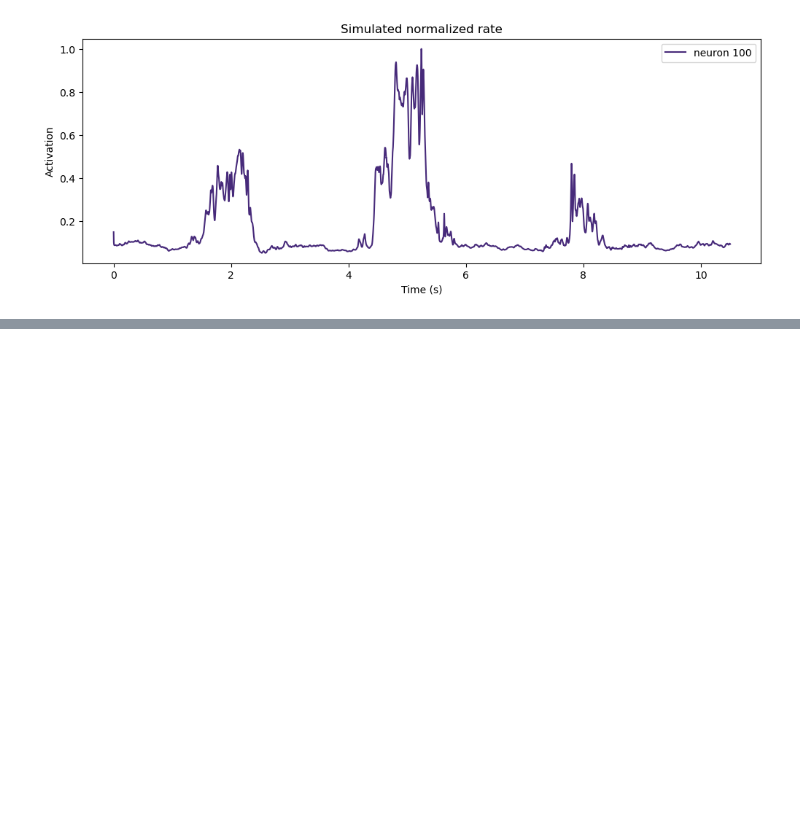
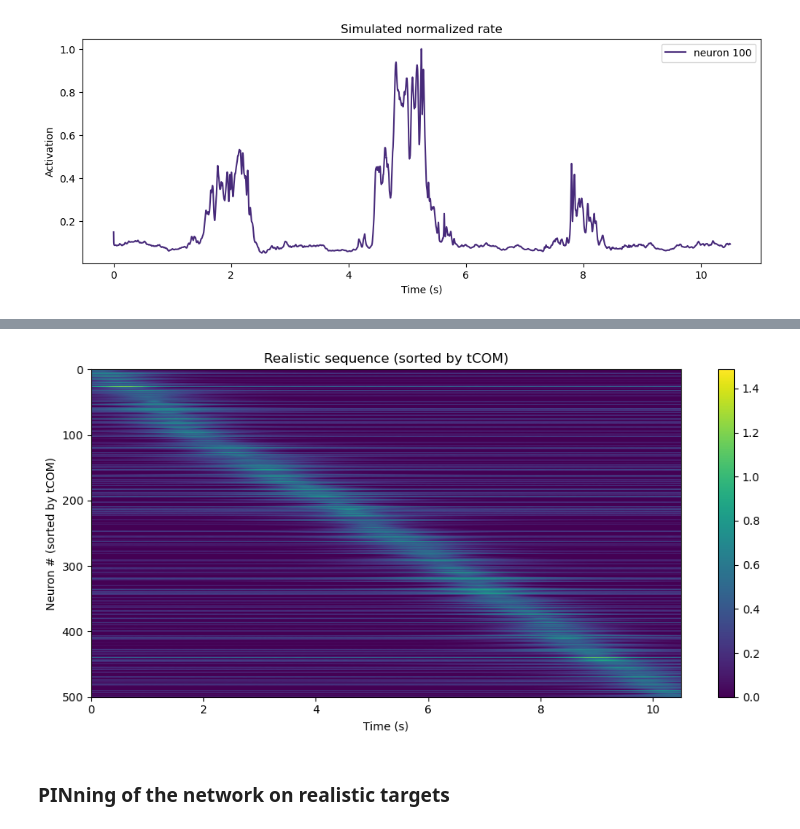
Before and after one commit to JohanneBohn/Reproducing-neural-sequences-with-Partial-In-Network-Training, a Jupyter notebook: learnable_patterns.ipynb, the cells around one changed output, grey strips where cells are left out. Drawn from its saved outputs; the diff is of its cells as text; code cells hidden in the pictures; blank space fills up the shorter version.

```diff
--- a/learnable_patterns.ipynb
+++ b/learnable_patterns.ipynb
@@ -359,0 +404,6 @@ PINned_model.display_simulation(T, dt, final_rates, neuron_list)
+# %%
+rs.sequence_graph()
+# %% [output]
+[figure, added]
+# %% [markdown]
+### PINning of the network on realistic targets
```
Also changed, not shown: parts of 17 cells of this notebook, 1 other file.
